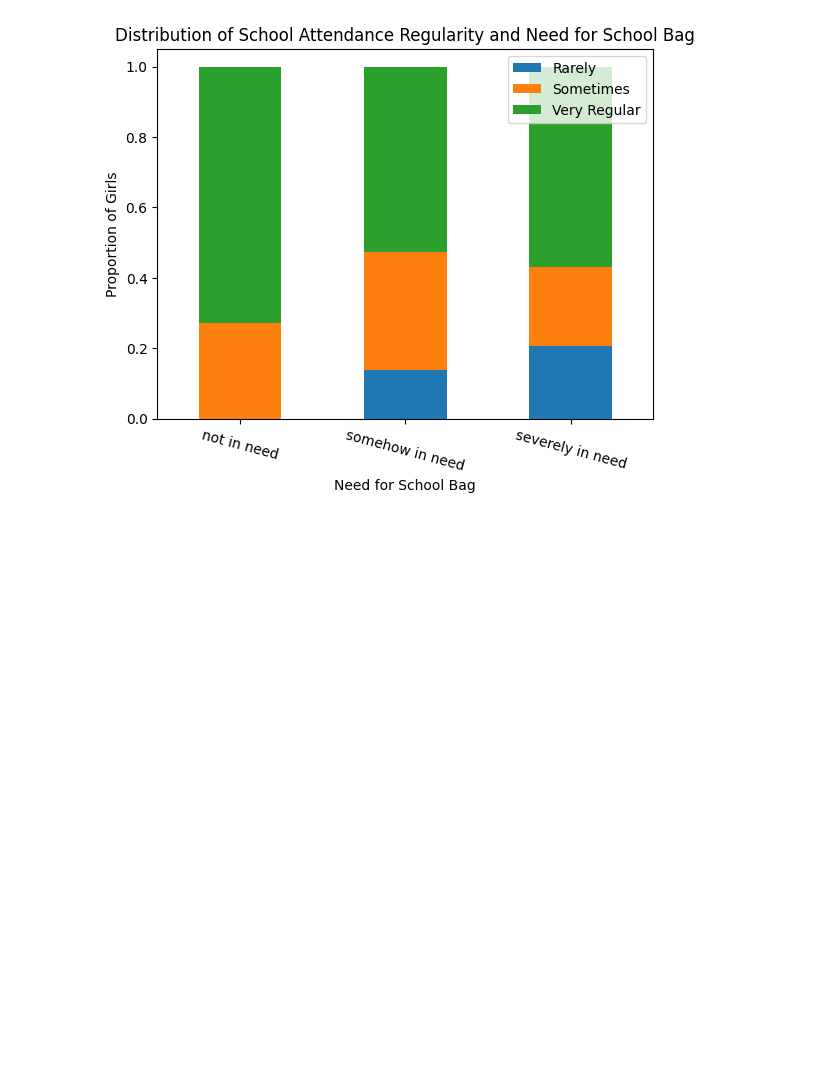
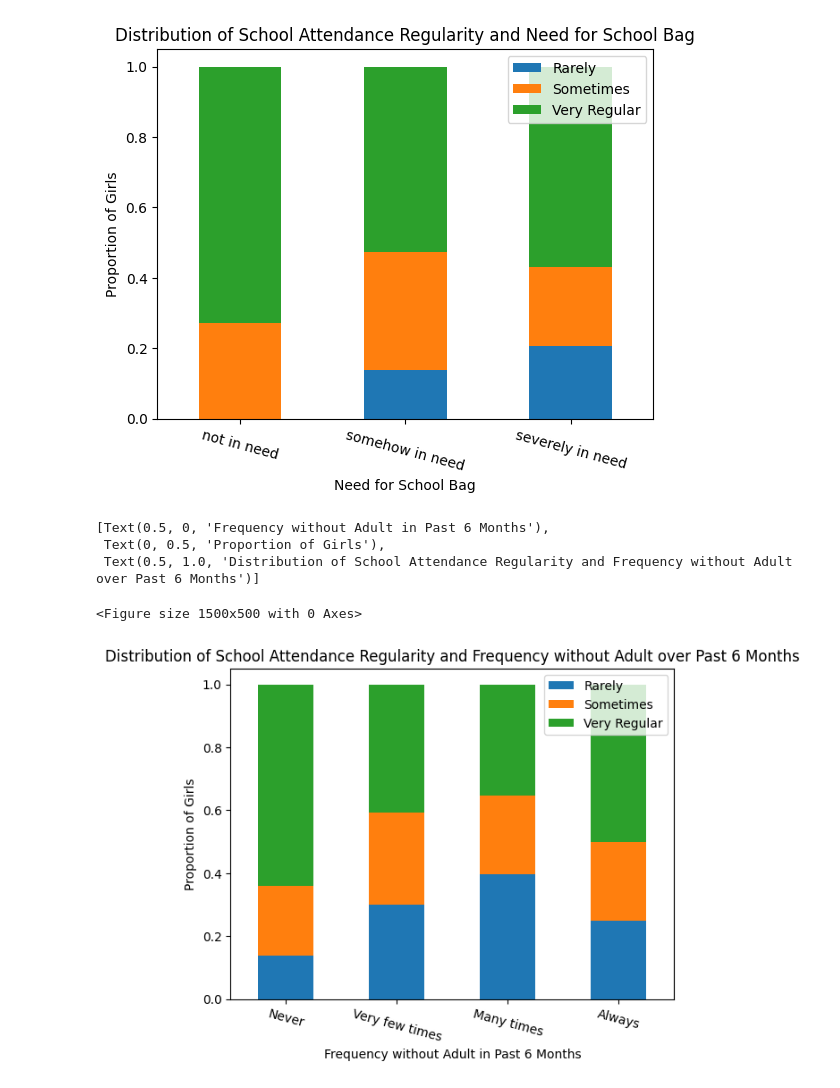
Before and after one commit to dfglondon24/Team-3, a Jupyter notebook: GirlsInGhana.ipynb, the cells around one changed output. Drawn from its saved outputs; the diff is of its cells as text; code cells hidden in the pictures; blank space fills up the shorter version.

Commit message:
Final Graph

```diff
--- a/GirlsInGhana.ipynb
+++ b/GirlsInGhana.ipynb
@@ -172,14 +172,21 @@ df_grouped.set(xlabel="Need for School Bag", ylabel="Proportion of Girls", title
  Text(0.5, 1.0, 'Distribution of School Attendance Regularity and Need for School Bag')]
 <Figure size 1500x500 with 0 Axes>
 [figure]
-# %%
-# THIS: How Often Girls Attend School Verse Dependency for Expenses
-
-# Convert the 'Textbook and other learning materials' column to a categorical type with the specified order
-df['school bag'] = pd.Categorical(df['school bag'], categories=category_order, ordered=True)
-
-plt.figure(figsize=(15, 5))
-df_grouped = df.groupby("school bag")["In terms of regularity to school, how do you describe the girl's overall regularity? probe or ask teachers"].value_counts(normalize=True).unstack("In terms of regularity to school, how do you describe the girl's overall regularity? probe or ask teachers").plot.bar(stacked=True)
-plt.legend(loc='upper right')
-plt.xticks(rotation=-15)
-df_grouped.set(xlabel="Need for School Bag", ylabel="Proportion of Girls", title="Distribution of School Attendance Regularity and Need for School Bag")
+# %%
+# THIS: How Often Girls Attend School Verse Dependency for Expenses
+
+category_order = ["Never", "Very few times", "Many times", "Always"]
+
+df['How often in the last 6 months has the girl spent one or more nights without an adult?'] = pd.Categorical(df['How often in the last 6 months has the girl spent one or more nights without an adult?'], categories=category_order, ordered=True)
+
+plt.figure(figsize=(15, 5))
+df_grouped = df.groupby("How often in the last 6 months has the girl spent one or more nights without an adult?")["In terms of regularity to school, how do you describe the girl's overall regularity? probe or ask teachers"].value_counts(normalize=True).unstack("In terms of regularity to school, how do you describe the girl's overall regularity? probe or ask teachers").plot.bar(stacked=True)
+plt.legend(loc='upper right')
+plt.xticks(rotation=-15)
+df_grouped.set(xlabel="Frequency without Adult in Past 6 Months", ylabel="Proportion of Girls", title="Distribution of School Attendance Regularity and Frequency without Adult over Past 6 Months")
+# %% [output]
+[Text(0.5, 0, 'Frequency without Adult in Past 6 Months'),
+ Text(0, 0.5, 'Proportion of Girls'),
+ Text(0.5, 1.0, 'Distribution of School Attendance Regularity and Frequency without Adult over Past 6 Months')]
+<Figure size 1500x500 with 0 Axes>
+[figure, added]
```
